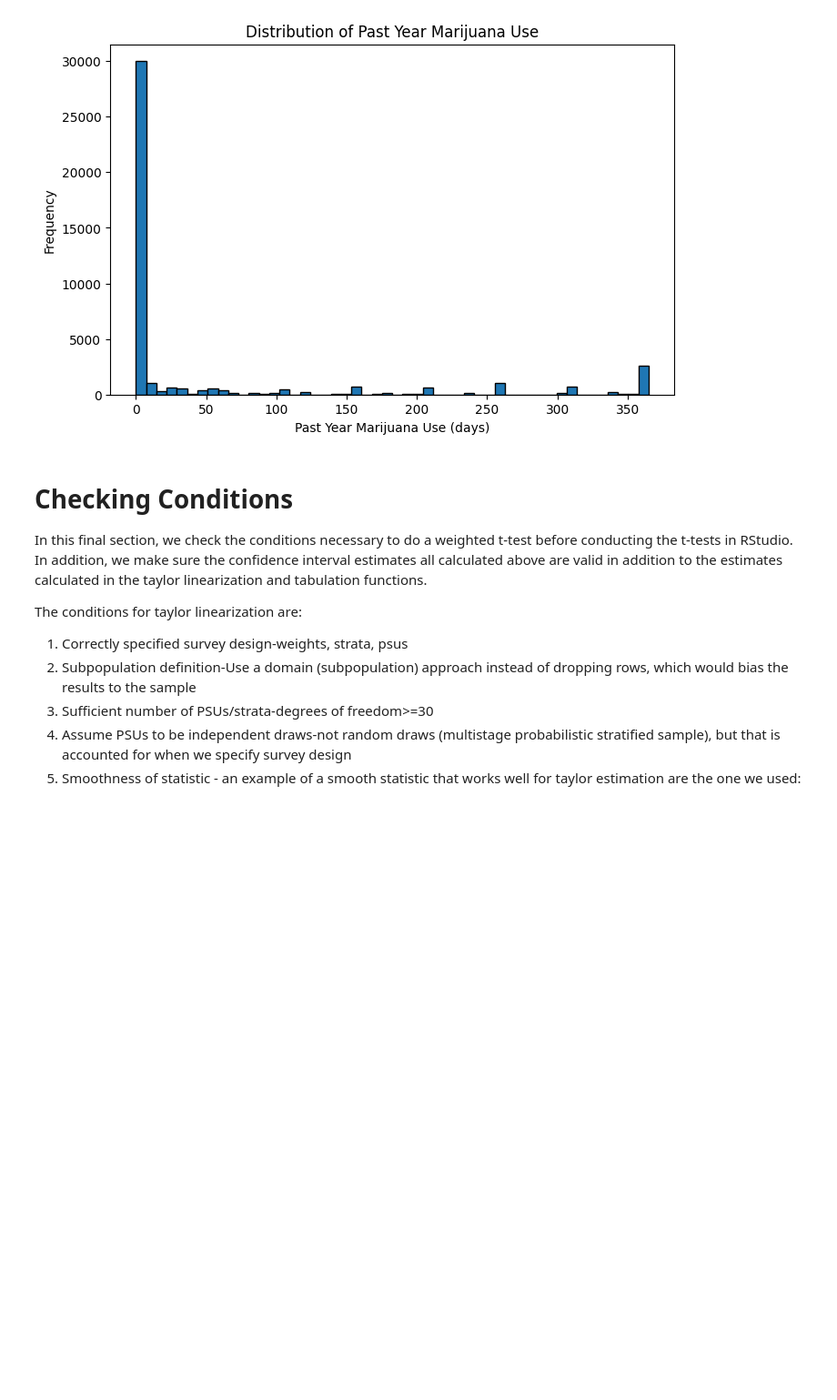
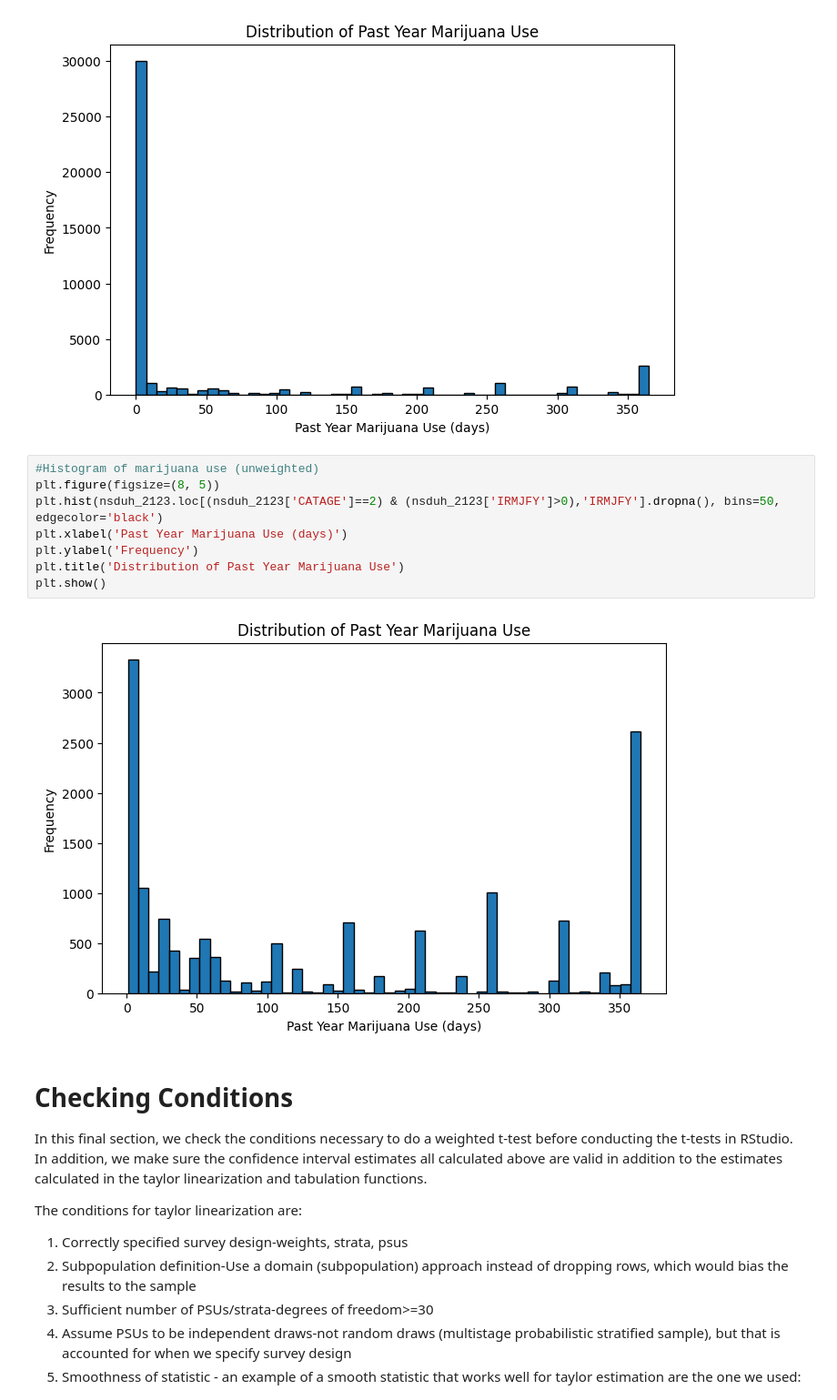
Before and after one commit to Platt-John/John-Platt-DA-401-Project, a Jupyter notebook: code/DA_401_Data_Exploration.ipynb, the cells around one changed output. Shown at 91% size. Cells and saved outputs as stored; diff of their text form; blank space fills up the shorter version.

```diff
--- a/code/DA_401_Data_Exploration.ipynb
+++ b/code/DA_401_Data_Exploration.ipynb
@@ -1881,6 +1881,16 @@ plt.title('Distribution of Past Year Marijuana Use')
 plt.show()
 # %% [output]
 [figure]
+# %%
+#Histogram of marijuana use (unweighted)
+plt.figure(figsize=(8, 5))
+plt.hist(nsduh_2123.loc[(nsduh_2123['CATAGE']==2) & (nsduh_2123['IRMJFY']>0),'IRMJFY'].dropna(), bins=50, edgecolor='black')
+plt.xlabel('Past Year Marijuana Use (days)')
+plt.ylabel('Frequency')
+plt.title('Distribution of Past Year Marijuana Use')
+plt.show()
+# %% [output]
+[figure, added]
 # %% [markdown]
 # Checking Conditions
 
```
